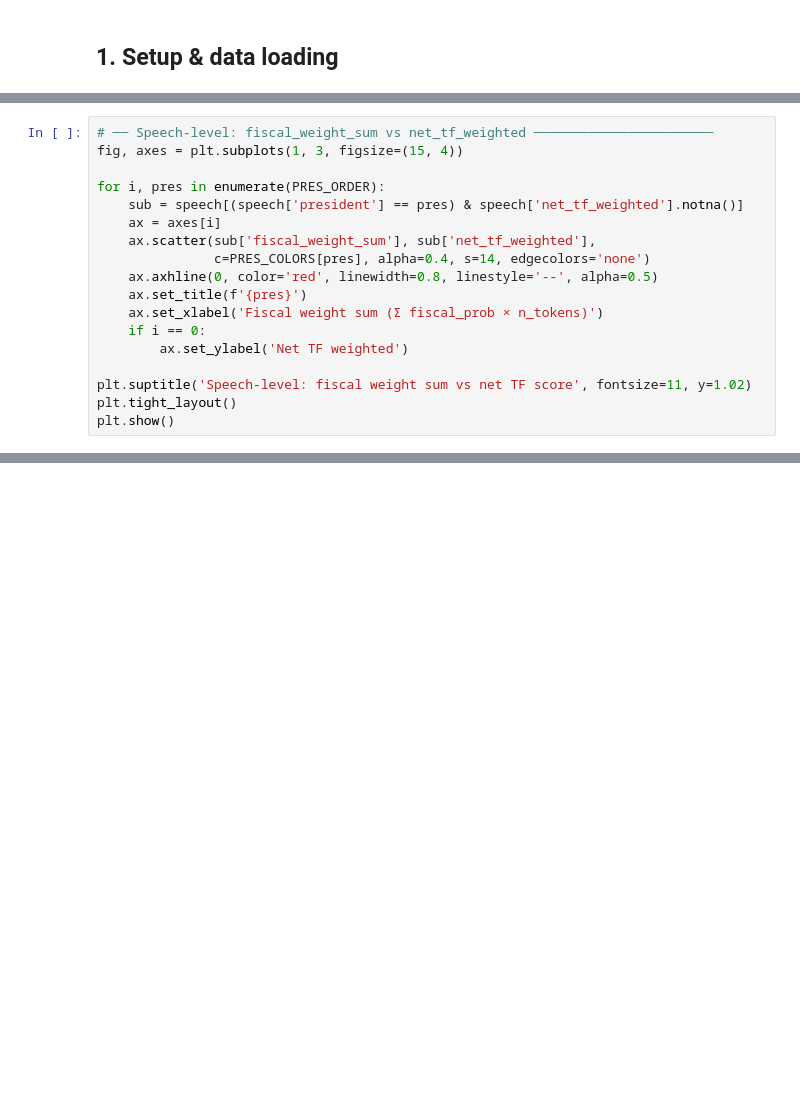
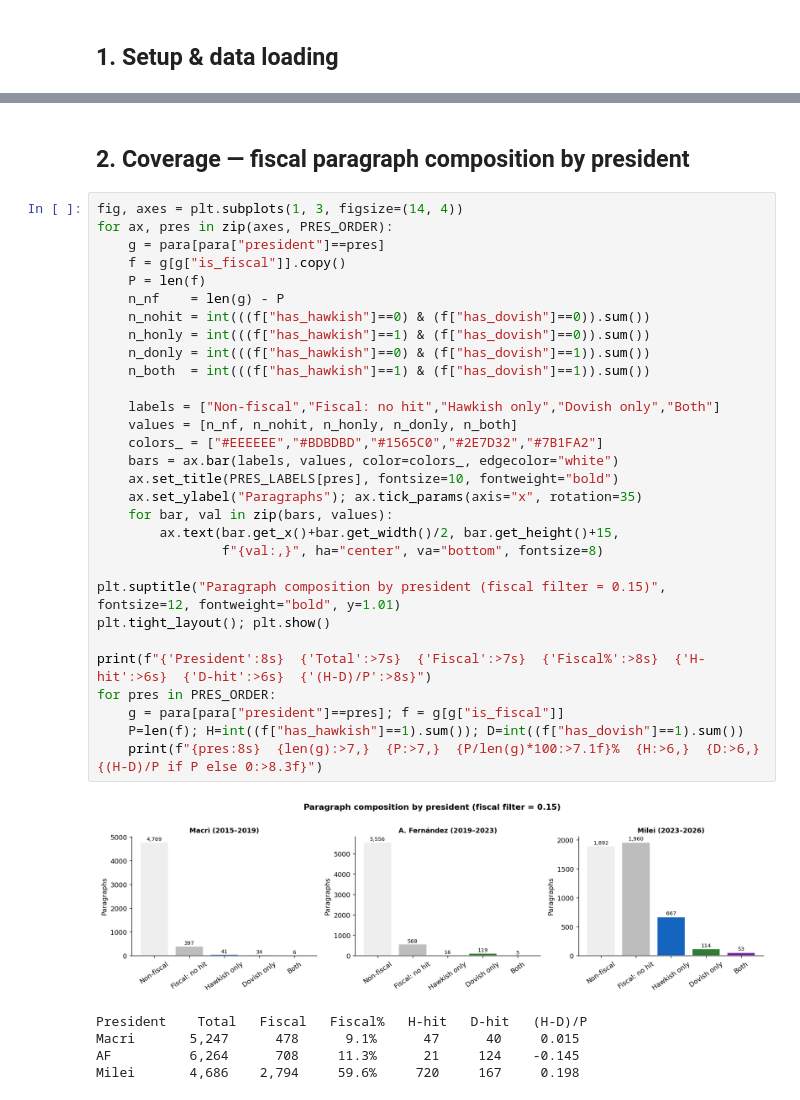
Before and after one commit to rayyaankazi1/Masters-Project, a Jupyter notebook: notebooks/02_eda_signals.ipynb, the cells around one changed output, grey strips where cells are left out. Saved outputs shown, nothing was run; the diff lists cells and outputs as text; blank space fills up the shorter version.

```diff
--- a/notebooks/02_eda_signals.ipynb
+++ b/notebooks/02_eda_signals.ipynb
@@ -500,18 +8,0 @@ plt.show()
-# %%
-# ── Speech-level: fiscal_weight_sum vs net_tf_weighted ───────────────────────
-fig, axes = plt.subplots(1, 3, figsize=(15, 4))
-
-for i, pres in enumerate(PRES_ORDER):
-    sub = speech[(speech['president'] == pres) & speech['net_tf_weighted'].notna()]
-    ax = axes[i]
-    ax.scatter(sub['fiscal_weight_sum'], sub['net_tf_weighted'],
-               c=PRES_COLORS[pres], alpha=0.4, s=14, edgecolors='none')
-    ax.axhline(0, color='red', linewidth=0.8, linestyle='--', alpha=0.5)
-    ax.set_title(f'{pres}')
-    ax.set_xlabel('Fiscal weight sum (Σ fiscal_prob × n_tokens)')
-    if i == 0:
-        ax.set_ylabel('Net TF weighted')
-
-plt.suptitle('Speech-level: fiscal weight sum vs net TF score', fontsize=11, y=1.02)
-plt.tight_layout()
-plt.show()
@@ -874,0 +46,38 @@ president
+# %% [markdown]
+## 2. Coverage — fiscal paragraph composition by president
+# %%
+fig, axes = plt.subplots(1, 3, figsize=(14, 4))
+for ax, pres in zip(axes, PRES_ORDER):
+    g = para[para["president"]==pres]
+    f = g[g["is_fiscal"]].copy()
+    P = len(f)
+    n_nf    = len(g) - P
+    n_nohit = int(((f["has_hawkish"]==0) & (f["has_dovish"]==0)).sum())
+    n_honly = int(((f["has_hawkish"]==1) & (f["has_dovish"]==0)).sum())
+    n_donly = int(((f["has_hawkish"]==0) & (f["has_dovish"]==1)).sum())
+    n_both  = int(((f["has_hawkish"]==1) & (f["has_dovish"]==1)).sum())
+
+    labels = ["Non-fiscal","Fiscal: no hit","Hawkish only","Dovish only","Both"]
+    values = [n_nf, n_nohit, n_honly, n_donly, n_both]
+    colors_ = ["#EEEEEE","#BDBDBD","#1565C0","#2E7D32","#7B1FA2"]
+    bars = ax.bar(labels, values, color=colors_, edgecolor="white")
+    ax.set_title(PRES_LABELS[pres], fontsize=10, fontweight="bold")
+    ax.set_ylabel("Paragraphs"); ax.tick_params(axis="x", rotation=35)
+    for bar, val in zip(bars, values):
+        ax.text(bar.get_x()+bar.get_width()/2, bar.get_height()+15,
+                f"{val:,}", ha="center", va="bottom", fontsize=8)
+
+plt.suptitle("Paragraph composition by president (fiscal filter = 0.15)", fontsize=12, fontweight="bold", y=1.01)
+plt.tight_layout(); plt.show()
+
+print(f"{'President':8s}  {'Total':>7s}  {'Fiscal':>7s}  {'Fiscal%':>8s}  {'H-hit':>6s}  {'D-hit':>6s}  {'(H-D)/P':>8s}")
+for pres in PRES_ORDER:
+    g = para[para["president"]==pres]; f = g[g["is_fiscal"]]
+    P=len(f); H=int((f["has_hawkish"]==1).sum()); D=int((f["has_dovish"]==1).sum())
+    print(f"{pres:8s}  {len(g):>7,}  {P:>7,}  {P/len(g)*100:>7.1f}%  {H:>6,}  {D:>6,}  {(H-D)/P if P else 0:>8.3f}")
+# %% [output]
+[figure, added]
+President    Total   Fiscal   Fiscal%   H-hit   D-hit   (H-D)/P
+Macri       5,247      478      9.1%      47      40     0.015
+AF          6,264      708     11.3%      21     124    -0.145
+Milei       4,686    2,794     59.6%     720     167     0.198
```
Also changed, not shown: parts of 53 cells of this notebook, 8 other files.
